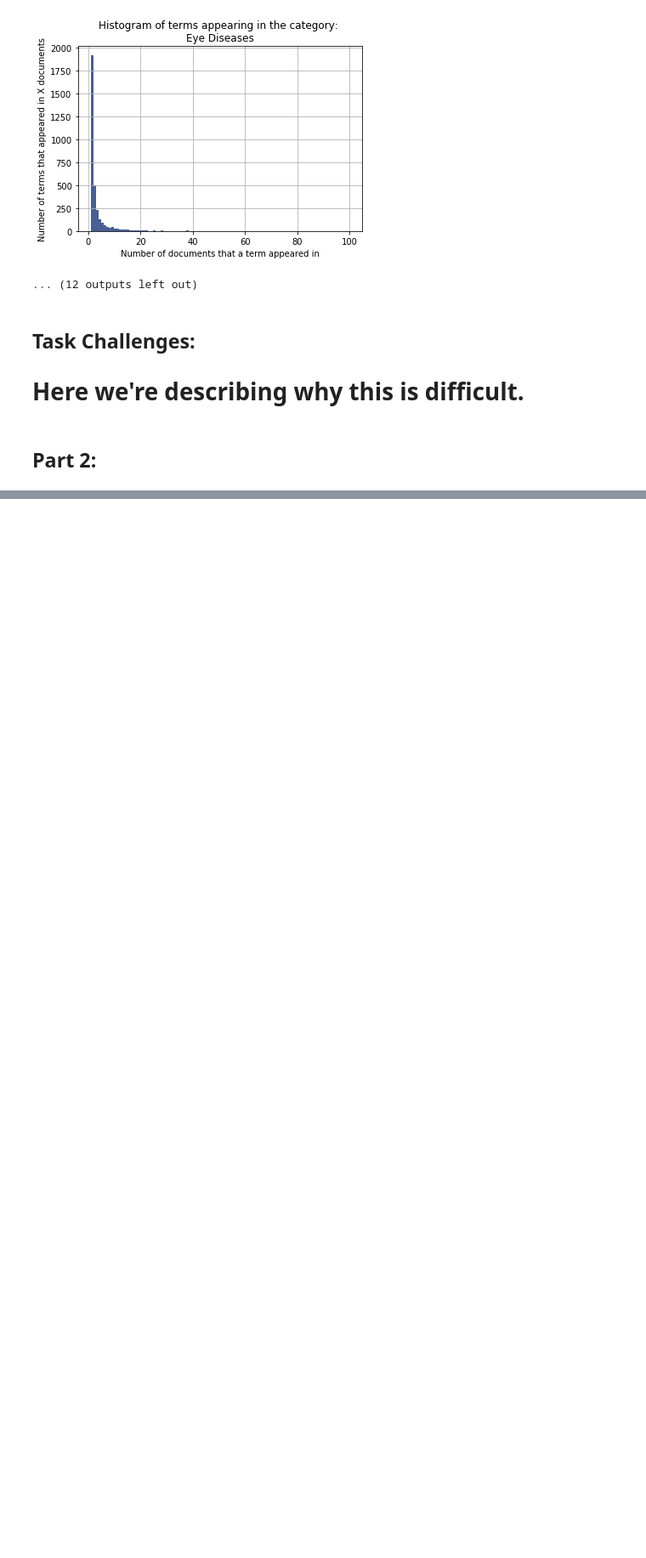
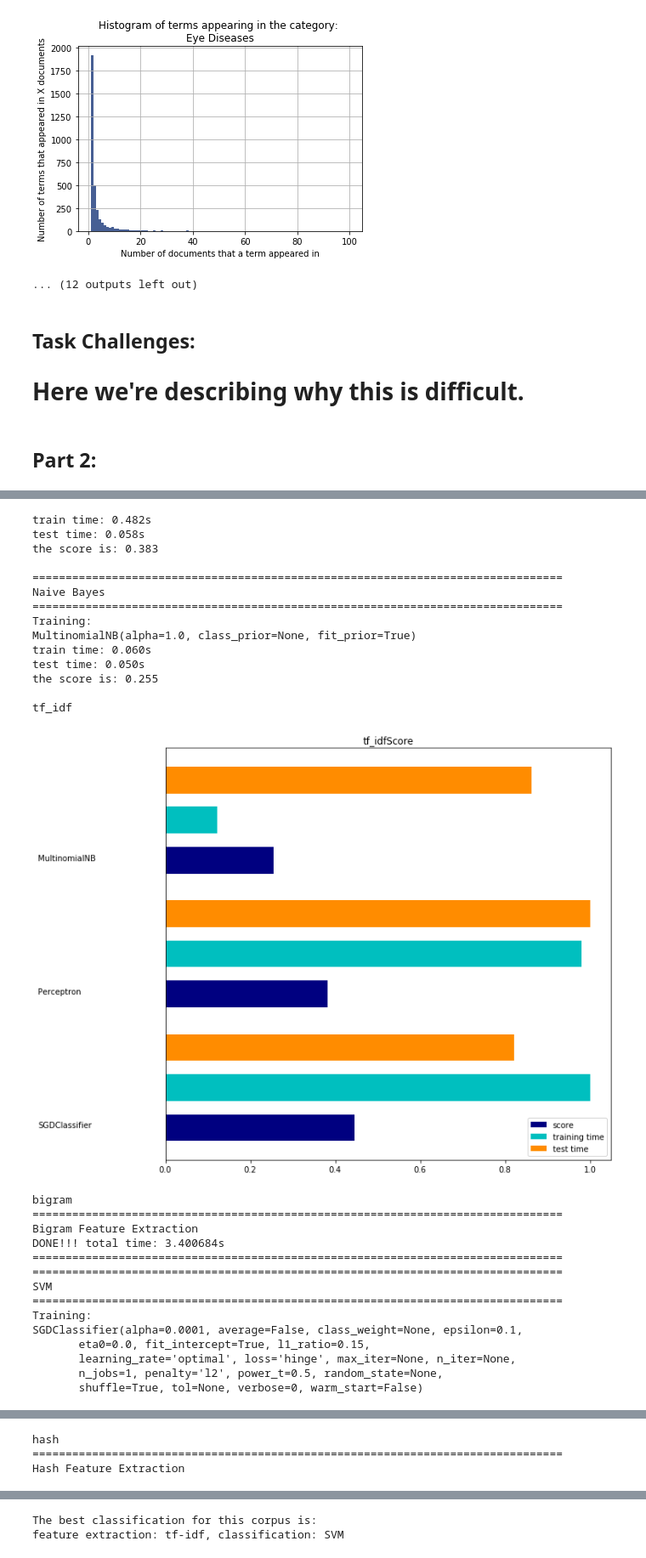
Before and after one commit to Tomer-Shahar/Classifier, a Jupyter notebook: Classification Assignment.ipynb, the cells around one changed output, grey strips where cells are left out. Shown at 85% size. Drawn from its saved outputs; the diff is of its cells as text; code cells hidden in the pictures; blank space fills up the shorter version.

Commit message:
Finsih Naive classification. Started to work on the optimise

```diff
--- a/Classification Assignment.ipynb
+++ b/Classification Assignment.ipynb
@@ -89,3 +89,8 @@ Number of documents per category:
 # Here we're describing why this is difficult.
 # %% [markdown]
 ## Part 2:
+# %%
+from Classifier import Classifier
+classifer = Classifier(corpus_path='.\\ohsumed-first-20000-docs')
+classifer.train_model()
+# %% [output]
@@ -91,0 +122,29 @@ Number of documents per category:
+train time: 0.482s
+test time: 0.058s
+the score is: 0.383
+
+================================================================================
+Naive Bayes
+================================================================================
+Training:
+MultinomialNB(alpha=1.0, class_prior=None, fit_prior=True)
+train time: 0.060s
+test time: 0.050s
+the score is: 0.255
+
+tf_idf
+[figure, added]
+bigram
+================================================================================
+Bigram Feature Extraction
+DONE!!! total time: 3.400684s
+================================================================================
+================================================================================
+SVM
+================================================================================
+Training:
+SGDClassifier(alpha=0.0001, average=False, class_weight=None, epsilon=0.1,
+       eta0=0.0, fit_intercept=True, l1_ratio=0.15,
+       learning_rate='optimal', loss='hinge', max_iter=None, n_iter=None,
+       n_jobs=1, penalty='l2', power_t=0.5, random_state=None,
+       shuffle=True, tol=None, verbose=0, warm_start=False)
@@ -91,0 +177,3 @@ Number of documents per category:
+hash
+================================================================================
+Hash Feature Extraction
@@ -91,0 +217,2 @@ Number of documents per category:
+The best classification for this corpus is:
+feature extraction: tf-idf, classification: SVM
```
Also changed, not shown: parts of 1 cell of this notebook, 2 other files.
